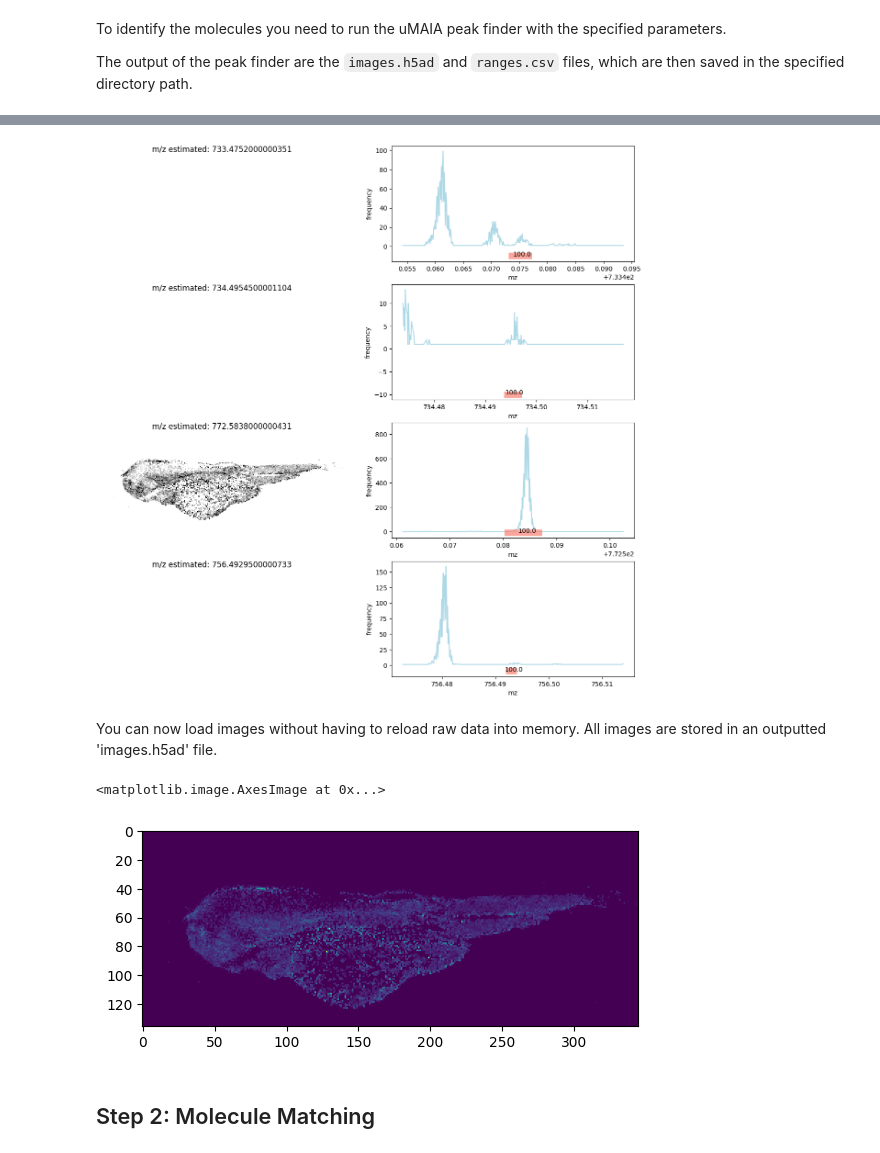
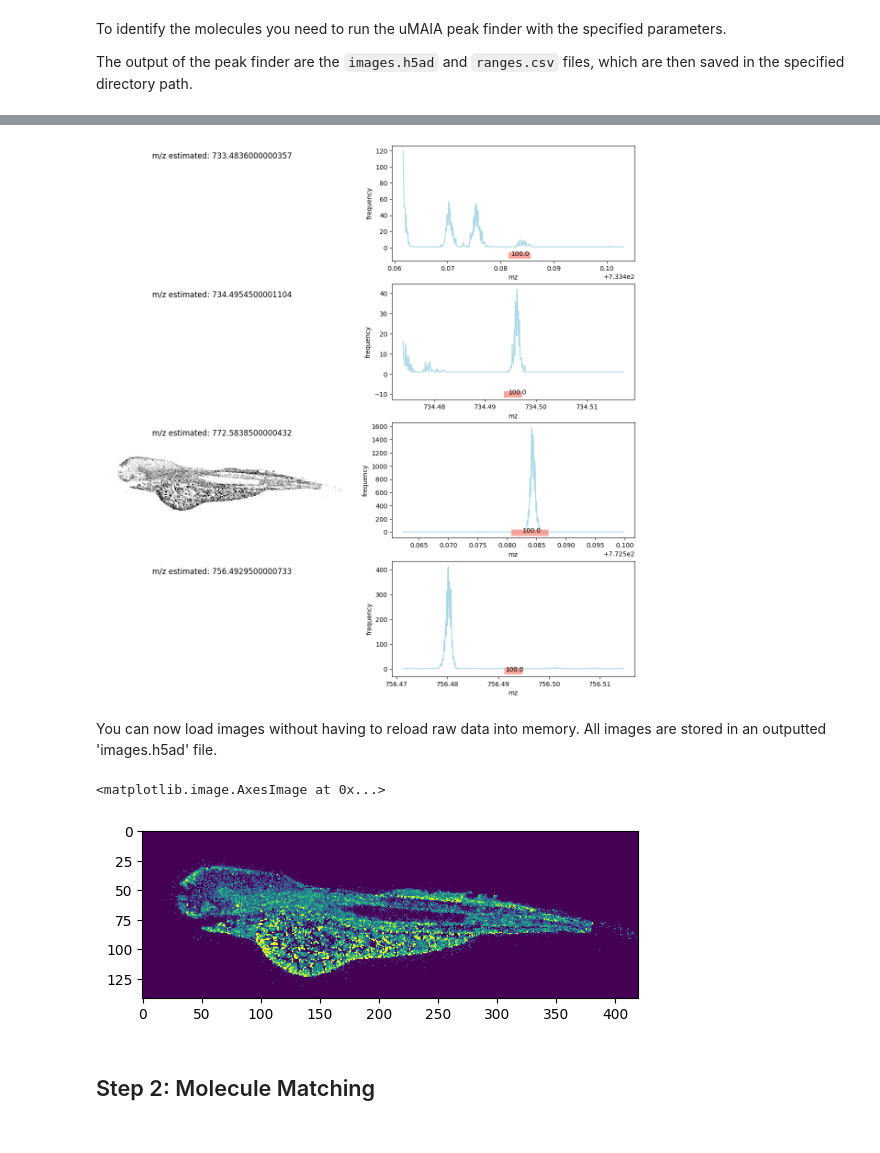
Before and after one commit to lamanno-epfl/uMAIA, a Jupyter notebook: uMAIA_tutorial.ipynb, the cells around one changed output, grey strips where cells are left out. Cells and saved outputs as stored; diff of their text form; code cells hidden in the pictures.

```diff
--- a/uMAIA_tutorial.ipynb
+++ b/uMAIA_tutorial.ipynb
@@ -73,7 +55,7 @@ To load the raw data you need to specify the path to the **IBD** and **imzml** f
 # %%
 path_data = 'rawData'
 path_save = 'data'
-name = '20220620_Zebrafish_atlas_72hpf_fish2_section26_345x136_Att35_7um'
+name = '20220620_Zebrafish_atlas_72hpf_fish2_section22_420x142_Att35_7um'
 
 # create directories
 uMAIA.ut.tools.createSaveDirectory(path_save)
@@ -145,17 +122,17 @@ fig, mz_images = uMAIA.vis.image_mz(smz, df=df_ranges,
                              img_shape=smz.img_shape, limit=0.01,clip=99,
                             )
 # %% [output]
-[figure, old version]
+[figure, new version]
 # %% [markdown]
 You can now load images without having to reload raw data into memory. All images are stored in an outputted 'images.h5ad' file.
 # %%
 annobject = uMAIA.ut.tools.load_ann(os.path.join(path_save, name, 'images.h5ad')) # load the annobject, just once!
 # %%
 img = uMAIA.ut.tools.visualise_image_h5ad(annobject, 772.583)
-plt.imshow(img)# show the molecule of interest
+plt.imshow(img, vmax=2e-3)# show the molecule of interest
 # %% [output]
 <matplotlib.image.AxesImage at 0x...>
-[figure, old version]
+[figure, new version]
 # %% [markdown]
 ## Step 2: Molecule Matching
 # %% [markdown]
```
Also changed, not shown: parts of 11 cells of this notebook, 1 other file.
